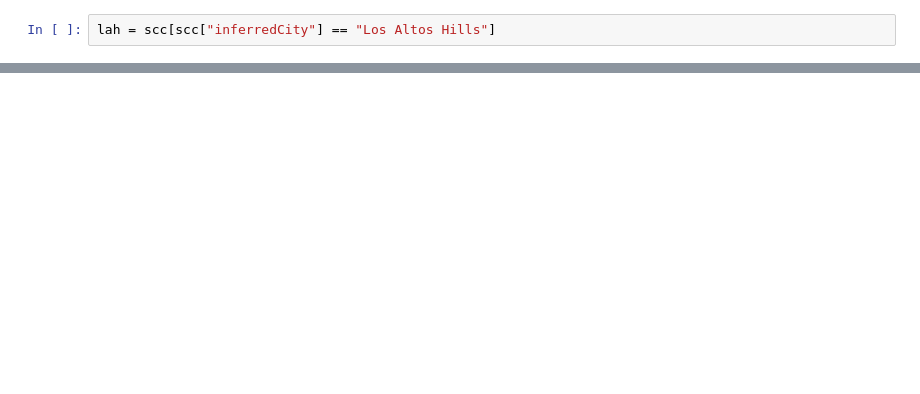
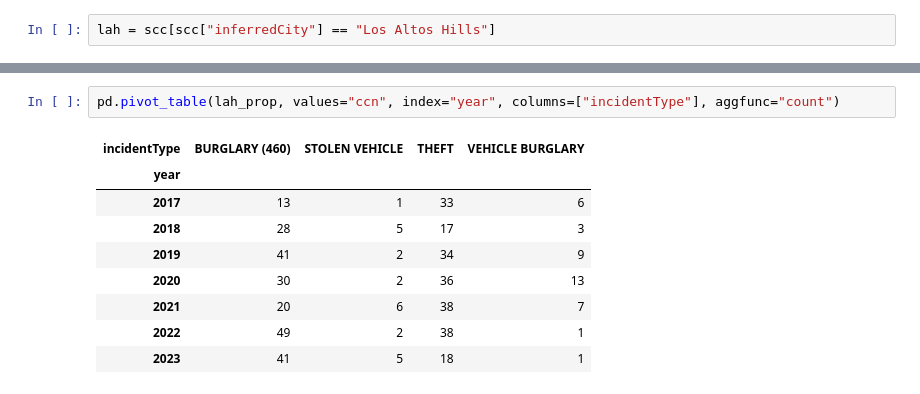
Before and after one commit to sdamerdji/police_racial_profiling, a Jupyter notebook: notebooks/blog_analyses/LosAltosHillsTCCheck.ipynb, the cells around one changed output, grey strips where cells are left out. Drawn from its saved outputs; the diff is of its cells as text; blank space fills up the shorter version.

```diff
--- a/notebooks/blog_analyses/LosAltosHillsTCCheck.ipynb
+++ b/notebooks/blog_analyses/LosAltosHillsTCCheck.ipynb
@@ -538,0 +195,12 @@ with open("google_geocode_api_key.pkl", "wb") as f:
+# %%
+pd.pivot_table(lah_prop, values="ccn", index="year", columns=["incidentType"], aggfunc="count")
+# %% [output]
+| incidentType | BURGLARY (460) | STOLEN VEHICLE | THEFT | VEHICLE BURGLARY |
+| year |  |  |  |  |
+| 2017 | 13 | 1 | 33 | 6 |
+| 2018 | 28 | 5 | 17 | 3 |
+| 2019 | 41 | 2 | 34 | 9 |
+| 2020 | 30 | 2 | 36 | 13 |
+| 2021 | 20 | 6 | 38 | 7 |
+| 2022 | 49 | 2 | 38 | 1 |
+| 2023 | 41 | 5 | 18 | 1 |
```
Also changed, not shown: parts of 83 cells of this notebook, 2 other files.
